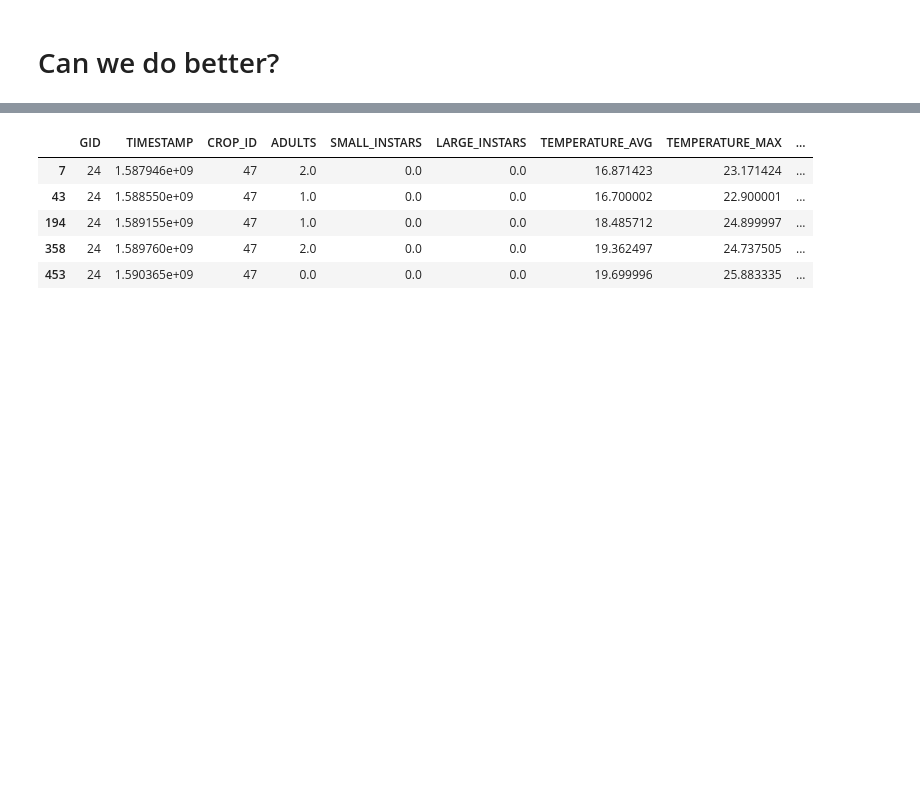
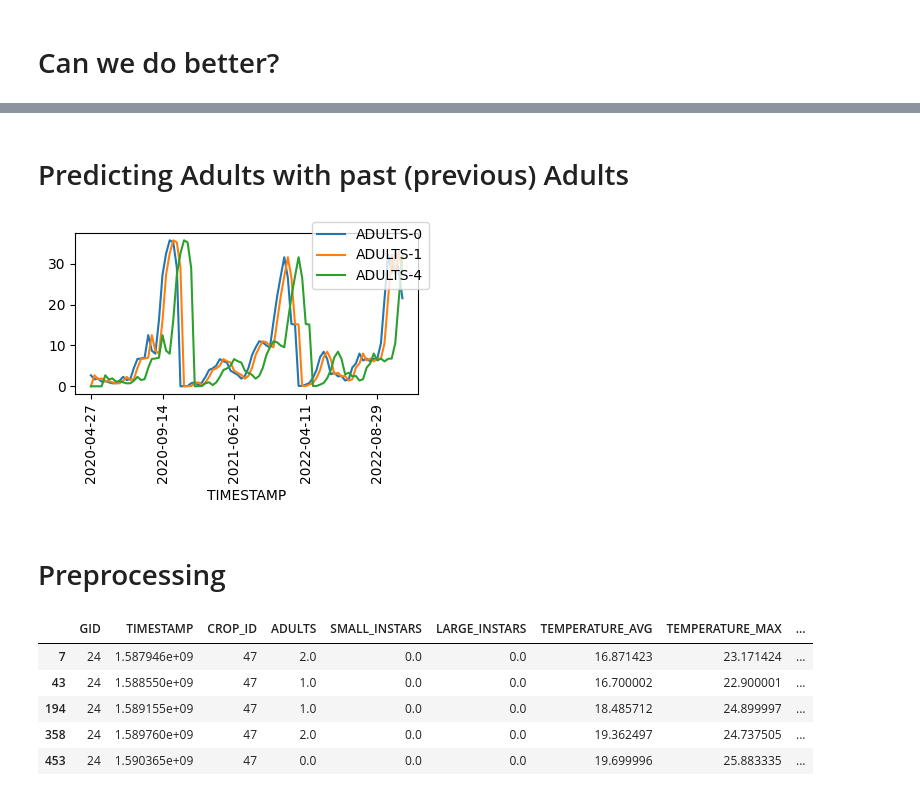
Before and after one commit to w4bo/AA2425-unibo-mldm, a Jupyter notebook: slides/lab-cimice.ipynb, the cells around one changed output, grey strips where cells are left out. Saved outputs shown, nothing was run; the diff lists cells and outputs as text; code cells hidden in the pictures; blank space fills up the shorter version.

```diff
--- a/slides/lab-cimice.ipynb
+++ b/slides/lab-cimice.ipynb
@@ -269,3 +282,18 @@ From the literature, we know that the spreading of bugs depends on:
+# %% [markdown]
+# Predicting Adults with past (previous) Adults
+# %%
+fig, ax = plt.subplots(1, 1, figsize=(4, 3))
+
+for c in [0, 1, 4]:
+    df.groupby('TIMESTAMP')['ADULTS'].mean().shift(c).fillna(0).plot(x="ADULTS", y=c, ax=ax, label=f"ADULTS-{c}")
+
+plt.xticks(rotation=90)
+fig.legend()
+fig.tight_layout()
+# %% [output]
+[figure, added]
+# %% [markdown]
+# Preprocessing
 # %%
 df = pd.read_csv("./datasets/cimice/captures-raw.csv", sep=',')  # Load the dataset from a CSV file
 
```
Also changed, not shown: parts of 19 cells of this notebook.
